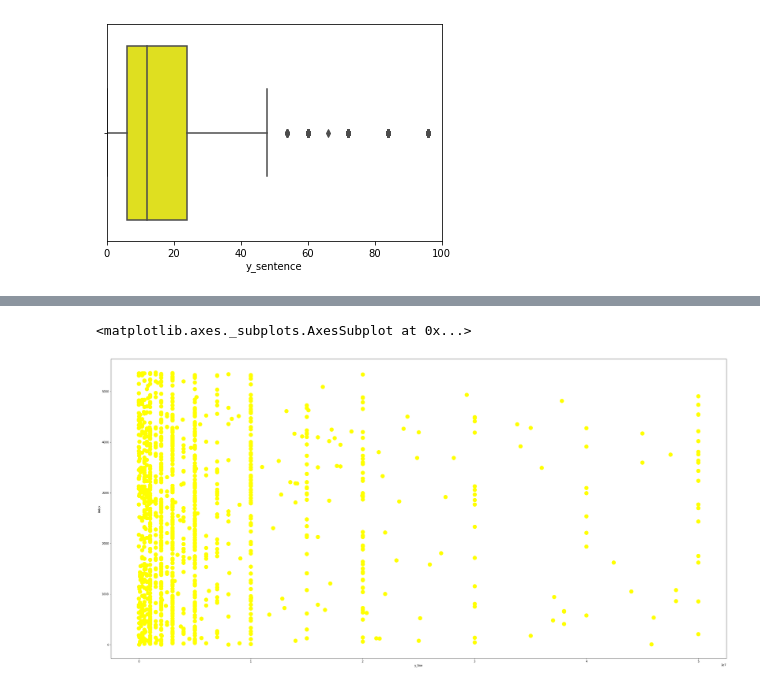
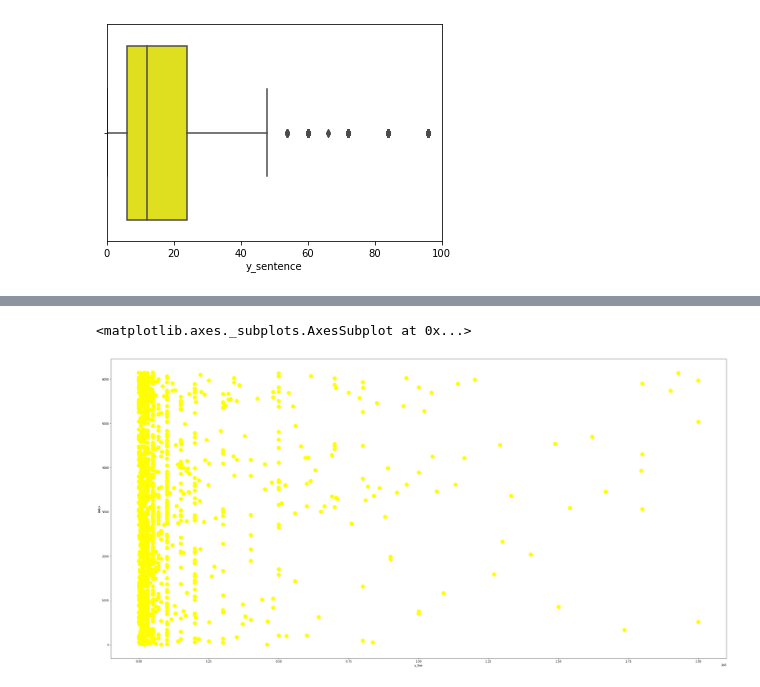
Before and after one commit to eunwooim/Datacampus-KU, a Jupyter notebook: data_processing/10_eda.ipynb, the cells around one changed output, grey strips where cells are left out. Saved outputs shown, nothing was run; the diff lists cells and outputs as text; code cells hidden in the pictures.

```diff
--- a/data_processing/10_eda.ipynb
+++ b/data_processing/10_eda.ipynb
@@ -166,10 +168,10 @@ plt.show()
 # %%
 df_fine = df.dropna(subset = ['y_fine'])
-df_fine = df_fine[df_fine['y_fine'] <= 50000000 ] #하위 90퍼센트
+df_fine = df_fine[df_fine['y_fine'] <= 204000000 ] #하위 95퍼센트
 df_fine.reset_index().plot(kind='scatter', x='y_fine', y='index', color = 'yellow', figsize=(40,20), s=200)
 # %% [output]
 <matplotlib.axes._subplots.AxesSubplot at 0x...>
-[figure, old version]
+[figure, new version]
 # %%
 fig, axe = plt.subplots(ncols=1)
 fig.set_size_inches(6, 5)
```
Also changed, not shown: parts of 12 cells of this notebook.
